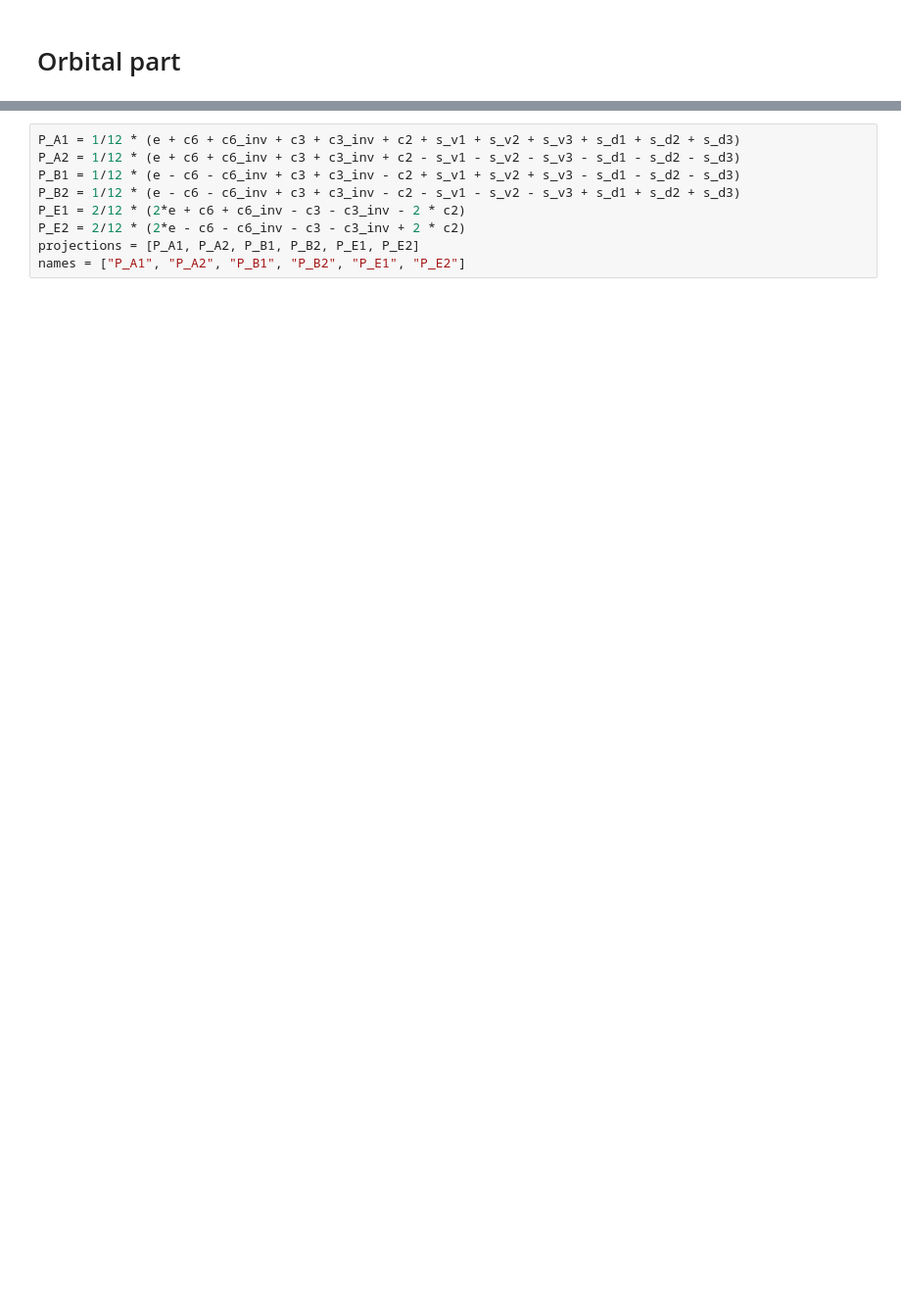
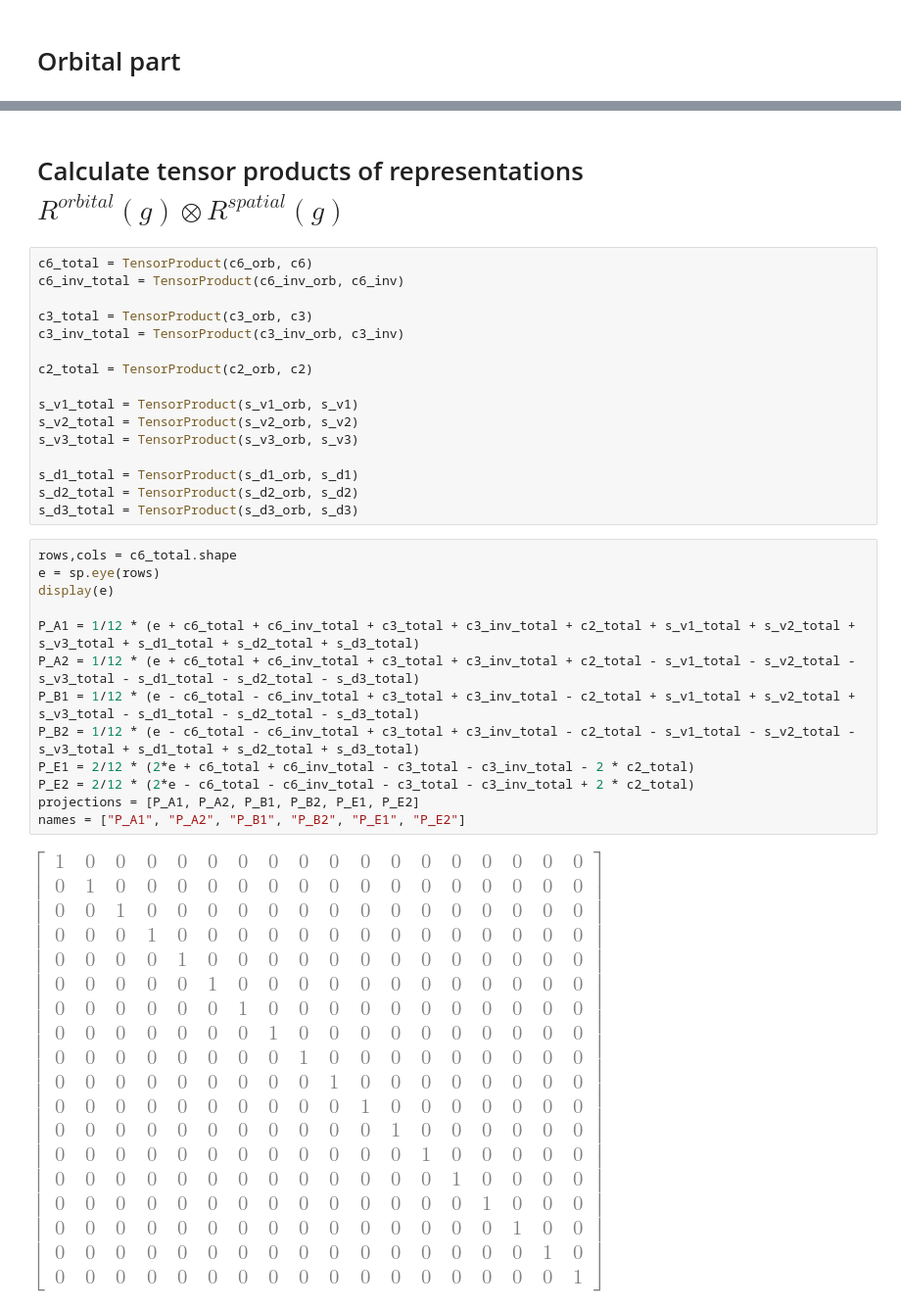
Before and after one commit to j-czarnecki/LAO-STO, a Jupyter notebook: Symbolic/irreps_c6.ipynb, the cells around one changed output, grey strips where cells are left out. Shown: that part at 98% size. Drawn from its saved outputs; the diff is of its cells as text; blank space fills up the shorter version.

Commit message:
[IMPROVEMENT] Taking tensor products of orbital and spatial representations of symmetry operations

```diff
--- a/Symbolic/irreps_c6.ipynb
+++ b/Symbolic/irreps_c6.ipynb
@@ -101,12 +47,36 @@ s_d3 = sp.Matrix([[1, 0, 0], [0, 0, 1], [0, 1, 0]])
-# %%
-P_A1 = 1/12 * (e + c6 + c6_inv + c3 + c3_inv + c2 + s_v1 + s_v2 + s_v3 + s_d1 + s_d2 + s_d3)
-P_A2 = 1/12 * (e + c6 + c6_inv + c3 + c3_inv + c2 - s_v1 - s_v2 - s_v3 - s_d1 - s_d2 - s_d3)
-P_B1 = 1/12 * (e - c6 - c6_inv + c3 + c3_inv - c2 + s_v1 + s_v2 + s_v3 - s_d1 - s_d2 - s_d3)
-P_B2 = 1/12 * (e - c6 - c6_inv + c3 + c3_inv - c2 - s_v1 - s_v2 - s_v3 + s_d1 + s_d2 + s_d3)
-P_E1 = 2/12 * (2*e + c6 + c6_inv - c3 - c3_inv - 2 * c2)
-P_E2 = 2/12 * (2*e - c6 - c6_inv - c3 - c3_inv + 2 * c2)
-projections = [P_A1, P_A2, P_B1, P_B2, P_E1, P_E2]
-names = ["P_A1", "P_A2", "P_B1", "P_B2", "P_E1", "P_E2"]
+# %% [markdown]
+# Calculate tensor products of representations $R^{orbital}(g) \otimes R^{spatial}(g)$
+# %%
+c6_total = TensorProduct(c6_orb, c6)
+c6_inv_total = TensorProduct(c6_inv_orb, c6_inv)
+
+c3_total = TensorProduct(c3_orb, c3)
+c3_inv_total = TensorProduct(c3_inv_orb, c3_inv)
+
+c2_total = TensorProduct(c2_orb, c2)
+
+s_v1_total = TensorProduct(s_v1_orb, s_v1)
+s_v2_total = TensorProduct(s_v2_orb, s_v2)
+s_v3_total = TensorProduct(s_v3_orb, s_v3)
+
+s_d1_total = TensorProduct(s_d1_orb, s_d1)
+s_d2_total = TensorProduct(s_d2_orb, s_d2)
+s_d3_total = TensorProduct(s_d3_orb, s_d3)
+# %%
+rows,cols = c6_total.shape
+e = sp.eye(rows)
+display(e)
+
+P_A1 = 1/12 * (e + c6_total + c6_inv_total + c3_total + c3_inv_total + c2_total + s_v1_total + s_v2_total + s_v3_total + s_d1_total + s_d2_total + s_d3_total)
+P_A2 = 1/12 * (e + c6_total + c6_inv_total + c3_total + c3_inv_total + c2_total - s_v1_total - s_v2_total - s_v3_total - s_d1_total - s_d2_total - s_d3_total)
+P_B1 = 1/12 * (e - c6_total - c6_inv_total + c3_total + c3_inv_total - c2_total + s_v1_total + s_v2_total + s_v3_total - s_d1_total - s_d2_total - s_d3_total)
+P_B2 = 1/12 * (e - c6_total - c6_inv_total + c3_total + c3_inv_total - c2_total - s_v1_total - s_v2_total - s_v3_total + s_d1_total + s_d2_total + s_d3_total)
+P_E1 = 2/12 * (2*e + c6_total + c6_inv_total - c3_total - c3_inv_total - 2 * c2_total)
+P_E2 = 2/12 * (2*e - c6_total - c6_inv_total - c3_total - c3_inv_total + 2 * c2_total)
+projections = [P_A1, P_A2, P_B1, P_B2, P_E1, P_E2]
+names = ["P_A1", "P_A2", "P_B1", "P_B2", "P_E1", "P_E2"]
+# %% [output]
+[figure, added]
 # %%
 sp.init_printing()
 for i, p in enumerate(projections):
```
Also changed, not shown: parts of 6 cells of this notebook.
